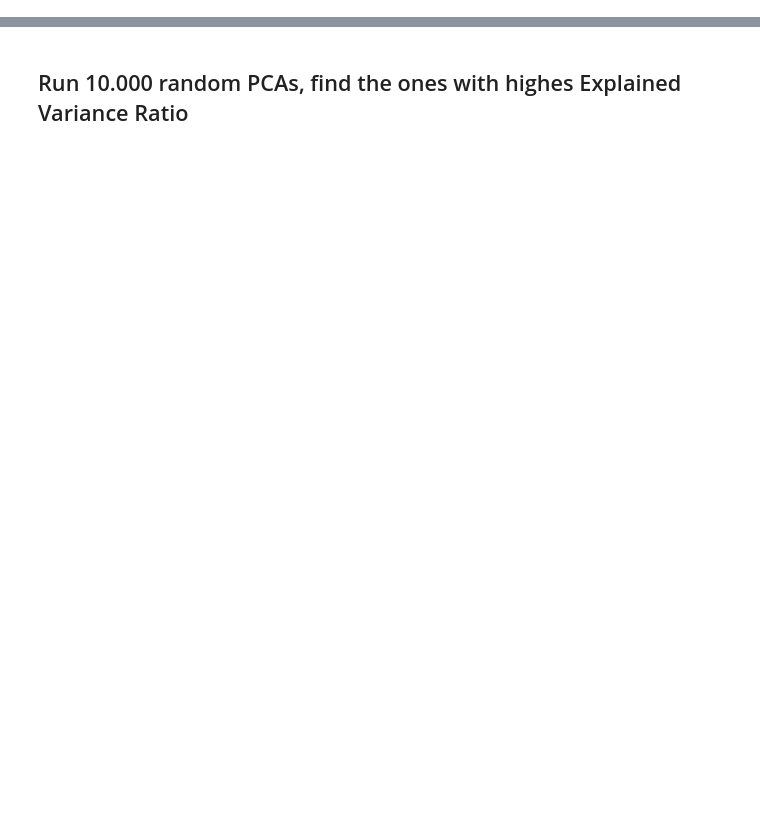
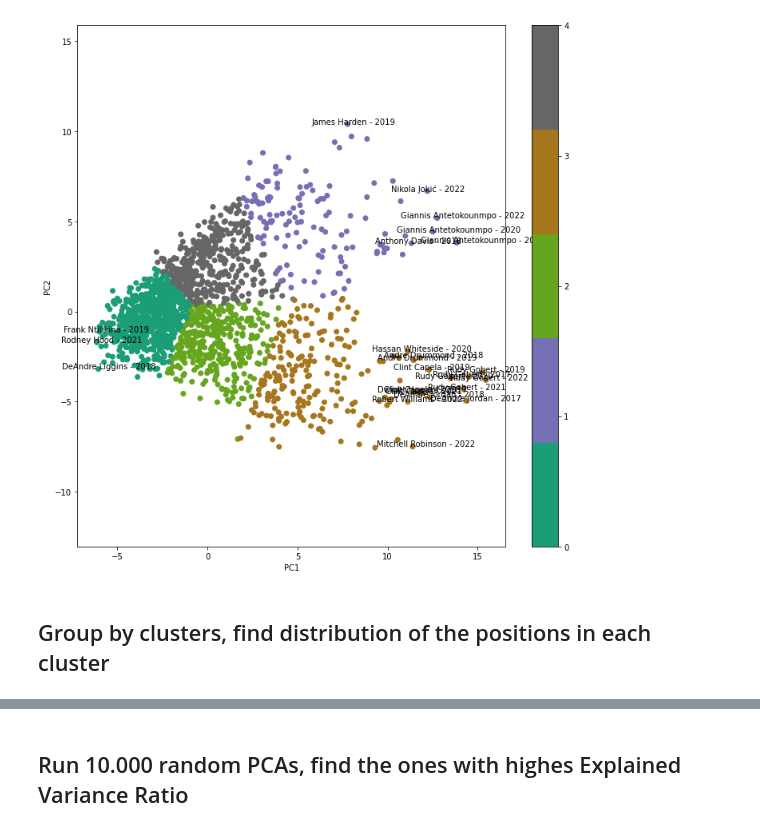
Before and after one commit to mibrahimfm/NBA-analysis, a Jupyter notebook: PlayerClustering.ipynb, the cells around one changed output, grey strips where cells are left out. Saved outputs shown, nothing was run; the diff lists cells and outputs as text; code cells hidden in the pictures; blank space fills up the shorter version.

```diff
--- a/PlayerClustering.ipynb
+++ b/PlayerClustering.ipynb
@@ -244,0 +221,2 @@ def iterate_random_pcas(df, non_feature_cols, target, iterations, csv):
+# %%
+CLUSTERS = np.argmax(silhouette_avg)+5
@@ -244,0 +225,6 @@ def iterate_random_pcas(df, non_feature_cols, target, iterations, csv):
+# %%
+plot_kmeans(pca_df, cmap, CLUSTERS, -6, -12, 11, 10)
+# %% [output]
+[figure, added]
+# %% [markdown]
+## Group by clusters, find distribution of the positions in each cluster
```
Also changed, not shown: parts of 70 cells of this notebook, 4 other files.
